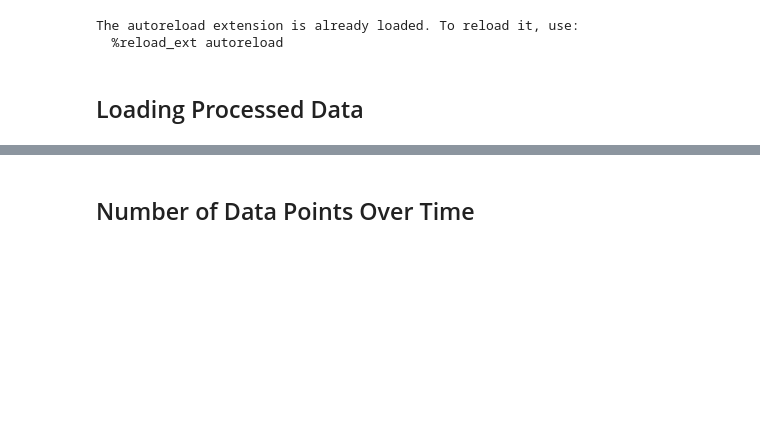
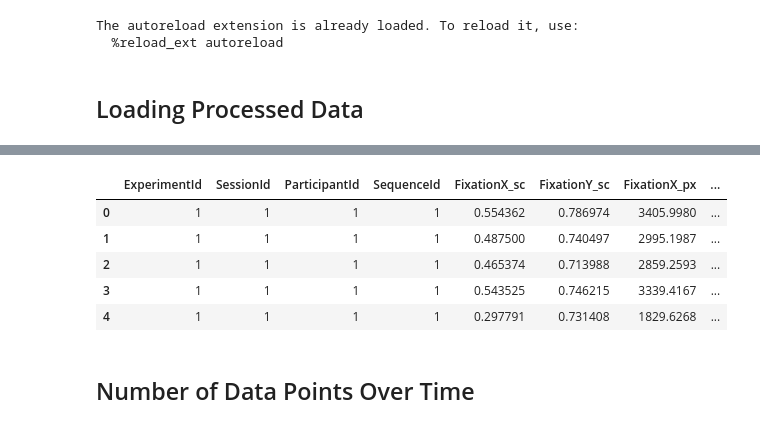
Before and after one commit to ArnaudPoletto/cs-599-window-views-visual-attention, a Jupyter notebook: notebooks/processed_eye_tracking_analysis.ipynb, the cells around one changed output, grey strips where cells are left out. Cells and saved outputs as stored; diff of their text form; code cells hidden in the pictures; blank space fills up the shorter version.

Commit message:
add implementation of fixation processing

```diff
--- a/notebooks/processed_eye_tracking_analysis.ipynb
+++ b/notebooks/processed_eye_tracking_analysis.ipynb
@@ -46,6 +49,16 @@ interpolated_data.head()
 | 2 | 1 | 1 | 1 | 1 | 0.779149 | 0.694261 | 4787.0920 | 2132.7698 | ... |
 | 3 | 1 | 1 | 1 | 1 | 0.761843 | 0.710734 | 4680.7617 | 2183.3752 | ... |
 | 4 | 1 | 1 | 1 | 1 | 0.744536 | 0.727207 | 4574.4320 | 2233.9805 | ... |
+# %%
+fixation_data = get_eye_tracking_data(fixation=True)
+fixation_data.head()
+# %% [output]
+|  | ExperimentId | SessionId | ParticipantId | SequenceId | FixationX_sc | FixationY_sc | FixationX_px | ... |
+| 0 | 1 | 1 | 1 | 1 | 0.554362 | 0.786974 | 3405.9980 | ... |
+| 1 | 1 | 1 | 1 | 1 | 0.487500 | 0.740497 | 2995.1987 | ... |
+| 2 | 1 | 1 | 1 | 1 | 0.465374 | 0.713988 | 2859.2593 | ... |
+| 3 | 1 | 1 | 1 | 1 | 0.543525 | 0.746215 | 3339.4167 | ... |
+| 4 | 1 | 1 | 1 | 1 | 0.297791 | 0.731408 | 1829.6268 | ... |
 # %% [markdown]
 ## Number of Data Points Over Time
 # %%
```
Also changed, not shown: parts of 4 cells of this notebook, 1 other file.
